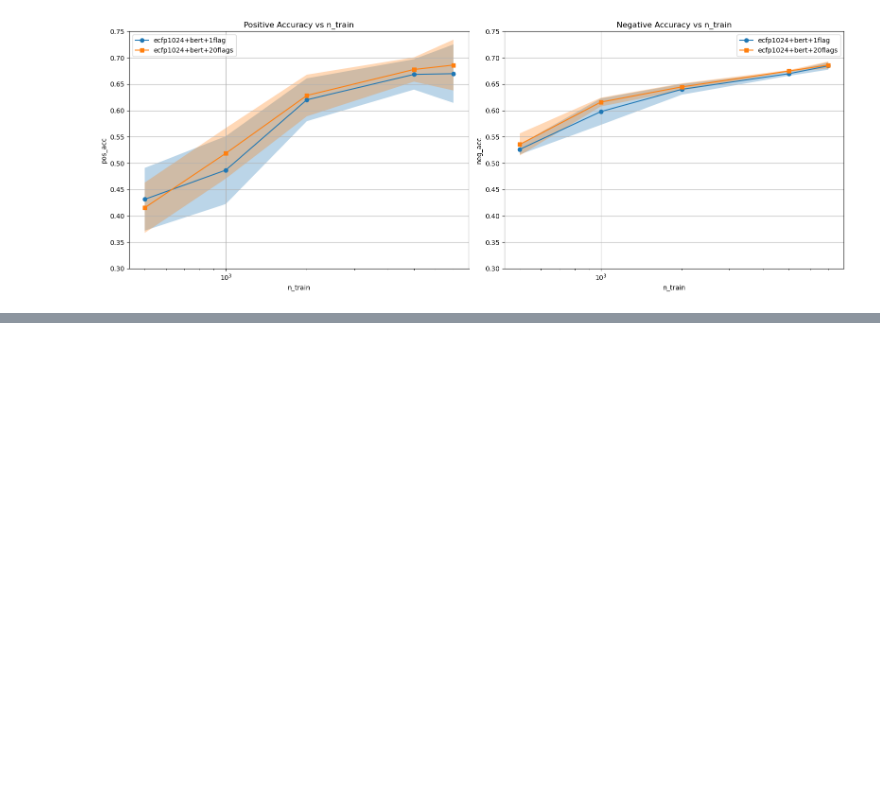
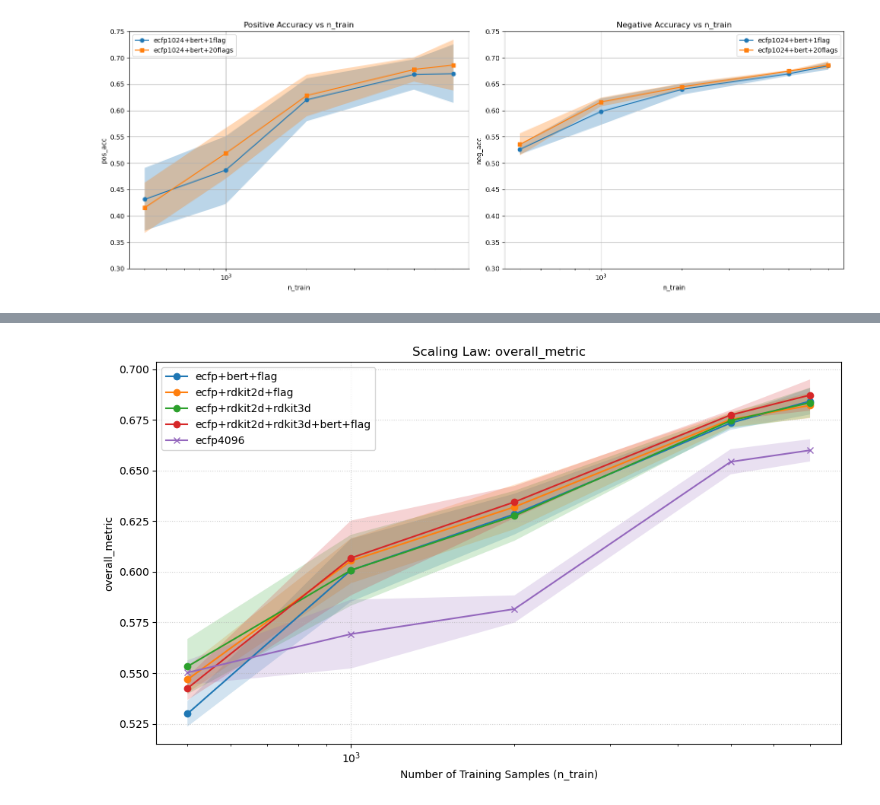
Before and after one commit to 0tum/massspec, a Jupyter notebook: plot.ipynb, the cells around one changed output, grey strips where cells are left out. Cells and saved outputs as stored; diff of their text form; code cells hidden in the pictures; blank space fills up the shorter version.

```diff
--- a/plot.ipynb
+++ b/plot.ipynb
@@ -238,0 +252,79 @@ plt.savefig(f'tmp/png/comparison_scaling_v3.png', dpi=300)
+# %%
+import pandas as pd
+import matplotlib.pyplot as plt
+import itertools
+
+# --- 設定 ---
+CSV_PATH = "tmp/scaling/scaling_experiment_results_ALL.csv" # 出力ファイル名に合わせて変更
+METRIC_COL = "overall_metric"  # "pos_metric", "val_loss" など見たい指標
+LOWER_IS_BETTER = False         # LossならTrue, Accuracy/CosSimならFalse
+
+def plot_scaling_law():
+    # 1. データ読み込み
+    try:
+        df = pd.DataFrame(pd.read_csv(CSV_PATH))
+    except FileNotFoundError:
+        print("まだCSVがありません。計算が終わるまでコーヒーでも飲んで待ちましょう☕")
+        return
+
+    # 2. 注目したい組み合わせをフィルタリング (全31種は多すぎるため)
+    # ここに比較したい特徴量の文字列を指定します
+    # target_features = [
+    #     'rdkit3d+rdkit3d',
+    #     'rdkit2d+bert',
+    #     'rdkit2d+flag'
+    # ]
+    # ALL_FEATURES = ["ecfp", "rdkit2d", "rdkit3d", "bert", "flag"]
+    # target_features = []
+    # for f1, f2, f3, f4, f5 in itertools.combinations(ALL_FEATURES, 5):
+    #     target_features.append(f"{f1}+{f2}+{f3}+{f4}+{f5}")
+
+    target_features = [
+        "ecfp+bert+flag",        # Level 1 Baseline
+        "ecfp+rdkit2d+flag",             # Level 2 Baseline
+        "ecfp+rdkit2d+rdkit3d",     # +3D
+        "ecfp+rdkit2d+flag+bert",        # +BERT
+        "ecfp+rdkit2d+rdkit3d+bert+flag" # All
+    ]
+    target_features.append('ecfp4096')  # ECFP4096も比較
+    plt.figure(figsize=(10, 6))
+
+    for feature in target_features:
+        # データフレームをフィルタリング
+        plot_df = df[df["feature_type"] == feature].copy()
+        if len(plot_df) == 0:
+            print(f"特徴量 '{feature}' のデータがまだありません。")
+            continue
+
+        # 3. 集計 (seedごとの平均と標準偏差を算出)
+        grouped = plot_df.groupby("n_train").agg({
+            METRIC_COL: ["mean", "std"]
+        }).reset_index()
+        grouped.columns = ['n_train', 'mean', 'std']
+
+        if feature == 'ecfp4096':
+            marker_style = 'x'
+        else:
+            marker_style = 'o'
+
+        # 4. プロット作成
+        plt.plot(grouped["n_train"], grouped["mean"], marker=marker_style, label=feature)
+        plt.fill_between(grouped["n_train"],
+                         grouped["mean"] - grouped["std"],
+                         grouped["mean"] + grouped["std"],
+                         alpha=0.2)
+    # 装飾
+    plt.xlabel('Number of Training Samples (n_train)')
+    plt.ylabel(METRIC_COL)
+    plt.title('Scaling Law: ' + METRIC_COL)
+    plt.grid(True, linestyle=':', alpha=0.6)
+    plt.xscale('log')
+    plt.legend()
+    plt.tight_layout()
+    plt.savefig(f'tmp/comparison_overall.png', dpi=300)
+    plt.show()
+
+
+if __name__ == "__main__":
+    plot_scaling_law()
+# %% [output]
@@ -238,0 +332 @@ plt.savefig(f'tmp/png/comparison_scaling_v3.png', dpi=300)
+[figure, added]
```
Also changed, not shown: parts of 5 cells of this notebook, 38 other files.
